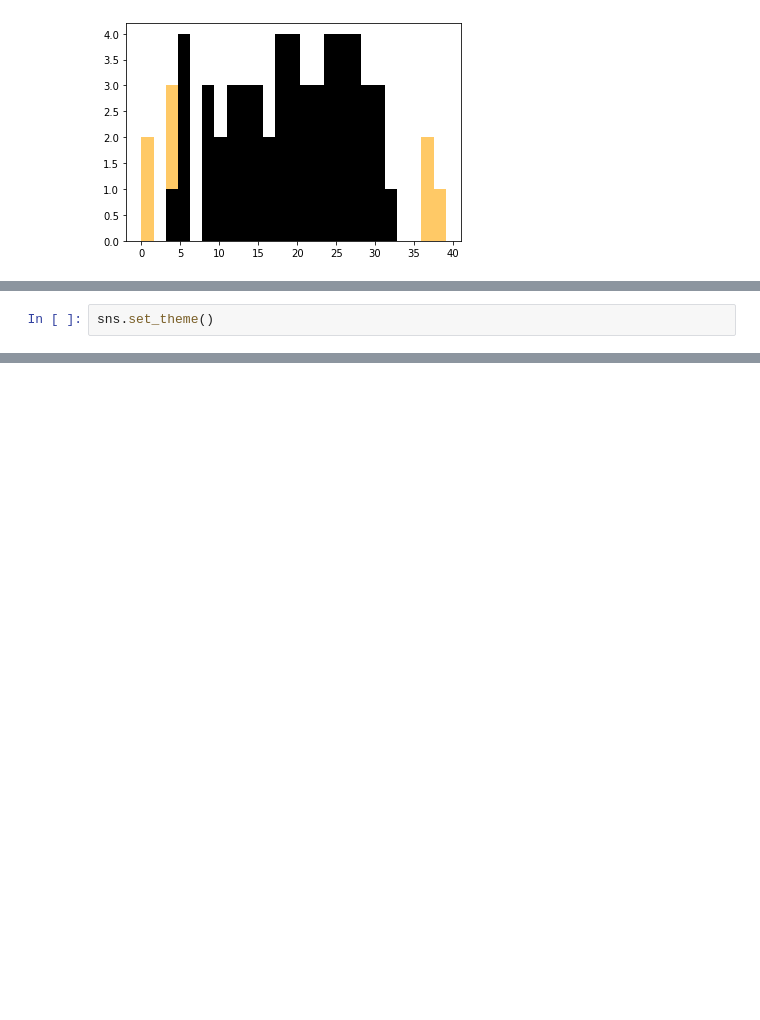
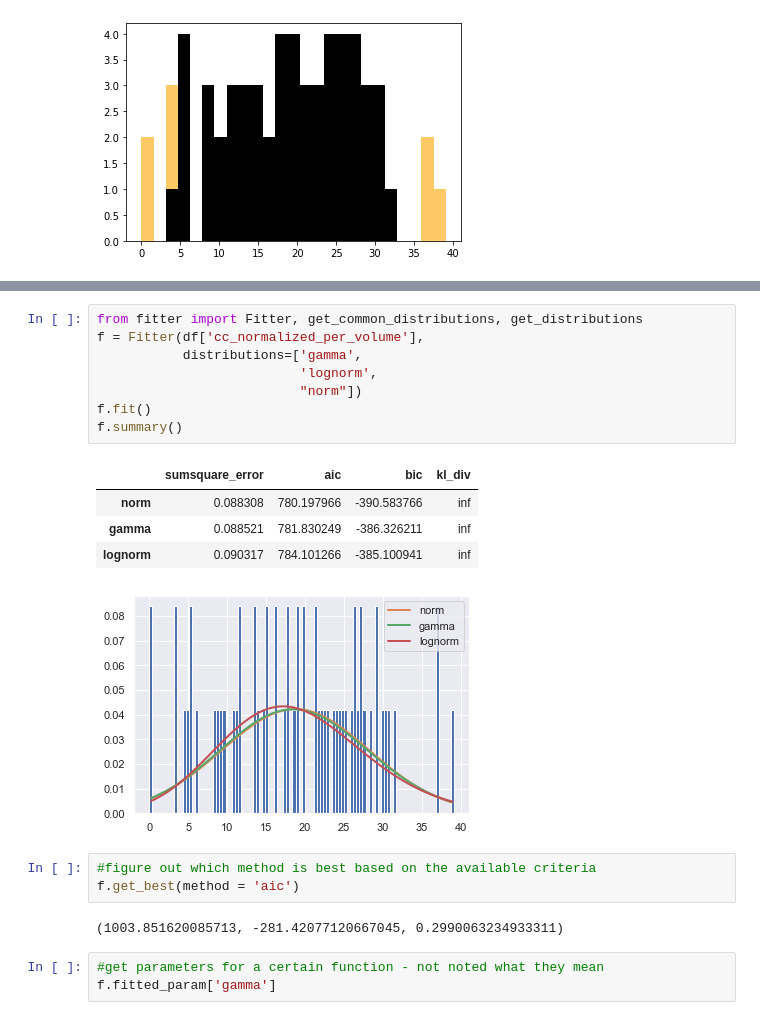
Before and after one commit to DennisDoll/DCLmeetsRETUNE, a Jupyter notebook: image_analysis_pipeline/Data_exploration_and_assumptions.ipynb, the cells around one changed output, grey strips where cells are left out. Saved outputs shown, nothing was run; the diff lists cells and outputs as text; blank space fills up the shorter version.

Commit message:
moved sns stuff to a different file and wrote out main function with code and notes

```diff
--- a/image_analysis_pipeline/Data_exploration_and_assumptions.ipynb
+++ b/image_analysis_pipeline/Data_exploration_and_assumptions.ipynb
@@ -338,2 +405,0 @@ plt.show()
-# %%
-sns.set_theme()
@@ -364,0 +457,22 @@ Text(0.5, 1.0, 'correlation between normalized area and volume')
+# %%
+from fitter import Fitter, get_common_distributions, get_distributions
+f = Fitter(df['cc_normalized_per_volume'],
+           distributions=['gamma',
+                          'lognorm',
+                          "norm"])
+f.fit()
+f.summary()
+# %% [output]
+|  | sumsquare_error | aic | bic | kl_div |
+| norm | 0.088308 | 780.197966 | -390.583766 | inf |
+| gamma | 0.088521 | 781.830249 | -386.326211 | inf |
+| lognorm | 0.090317 | 784.101266 | -385.100941 | inf |
+[figure, added]
+# %%
+#figure out which method is best based on the available criteria
+f.get_best(method = 'aic')
+# %% [output]
+(1003.851620085713, -281.42077120667045, 0.2990063234933311)
+# %%
+#get parameters for a certain function - not noted what they mean
+f.fitted_param['gamma']
```
Also changed, not shown: parts of 24 cells of this notebook, 1 other file.
